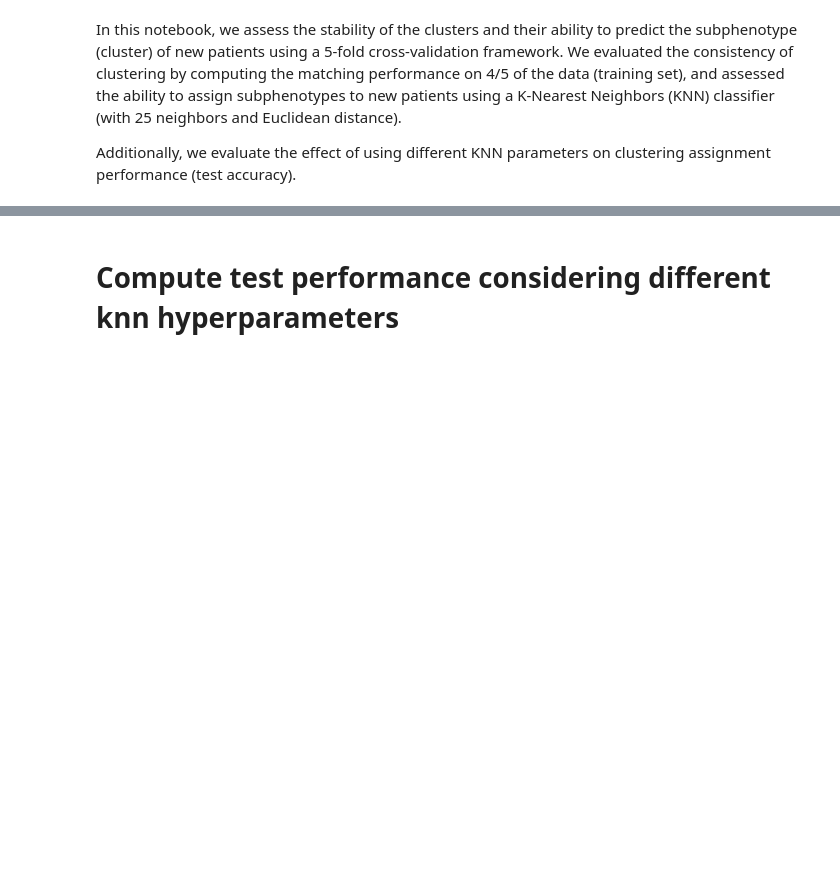
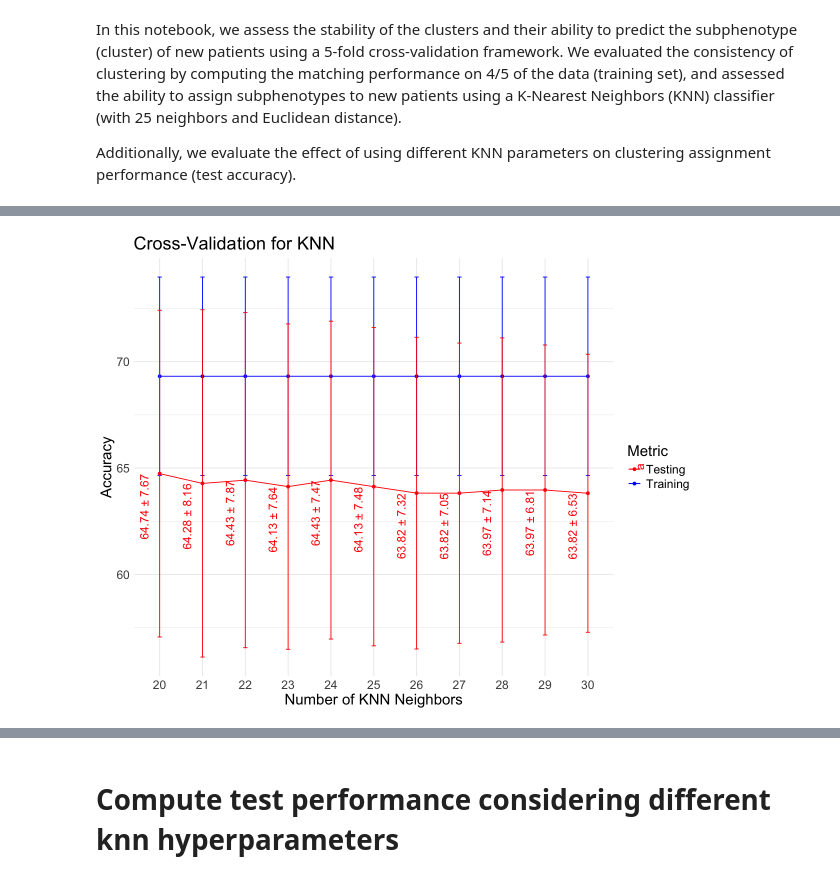
Before and after one commit to istars-fmul/proj-sciii-diagnostic, a Jupyter notebook: notebooks/step4.2_cross_validation.ipynb, the cells around one changed output, grey strips where cells are left out. Cells and saved outputs as stored; diff of their text form; code cells hidden in the pictures; blank space fills up the shorter version.

```diff
--- a/notebooks/step4.2_cross_validation.ipynb
+++ b/notebooks/step4.2_cross_validation.ipynb
@@ -86,0 +102,4 @@ df_korean_cepha_measurements <- read.csv(config$dataset$cephalometric_measuremen
+# %%
+# Verify the robustness of chosing the k_nearst_neighbours parameter (testing cluster assignment)
+cv_knn <- perform_cross_validation_knn(df = df_coordinates, cv_stratify_factors = as.factor(df_patient_info$Subpopulation), k = 6, n_folds = n_folds, knn_param_to_combine = list(k=(n_nearst_neighbours - 5):(n_nearst_neighbours + 5)))
+format_cross_validation_results(cv_knn, output_path = output_path)
@@ -86,0 +121,5 @@ df_korean_cepha_measurements <- read.csv(config$dataset$cephalometric_measuremen
+# %%
+options(repr.plot.width = 10, repr.plot.height = 8)
+plot_cross_validation_knn(cv_knn)
+# %% [output]
+[figure, added]
```
Also changed, not shown: parts of 22 cells of this notebook, 24 other files.
